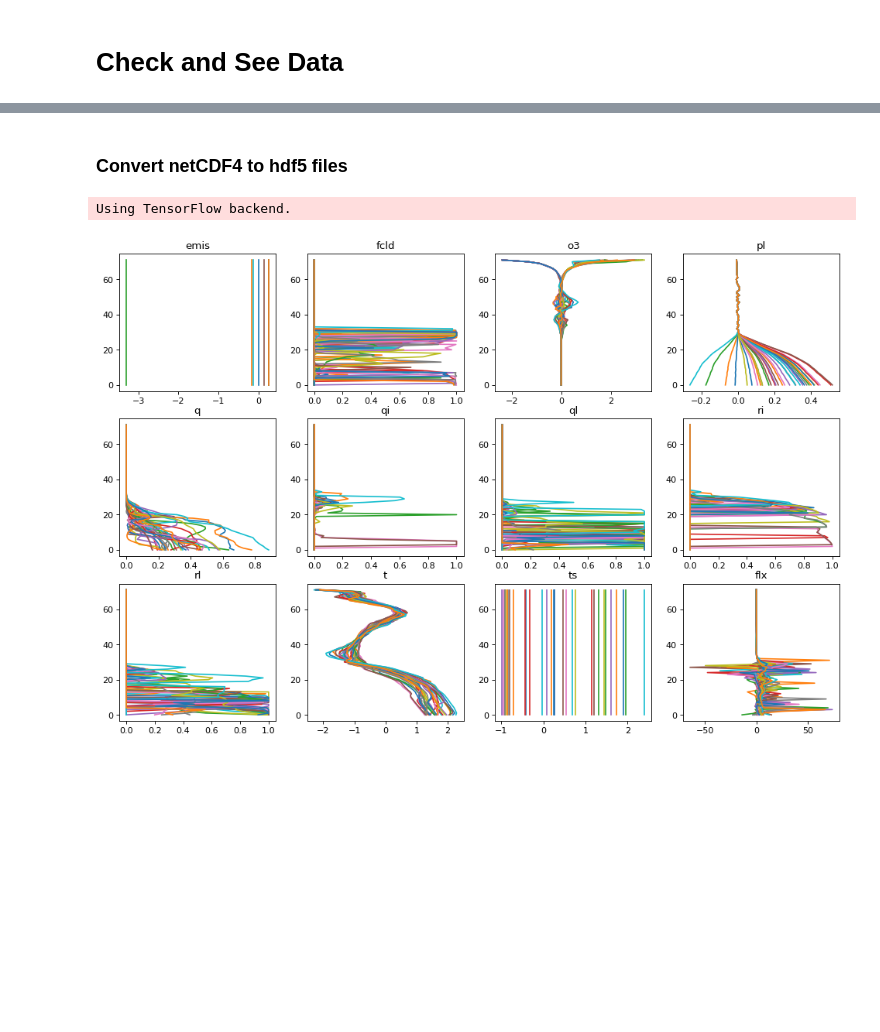
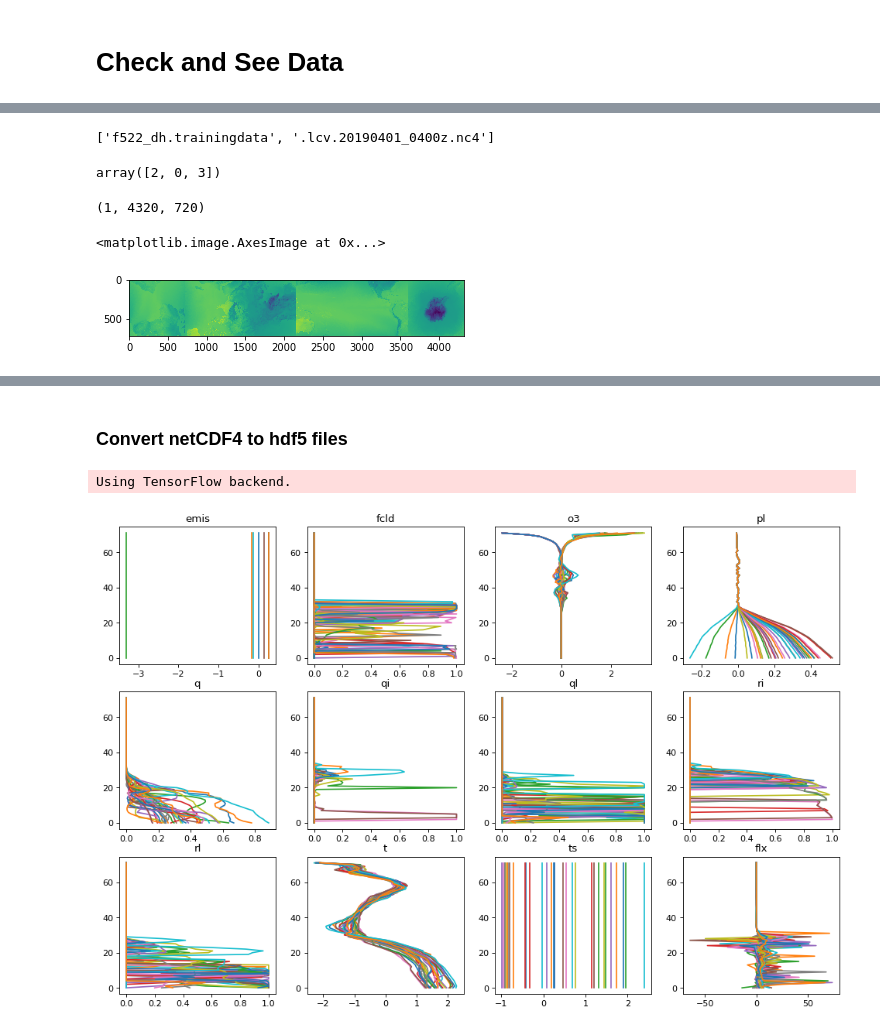
Before and after one commit to VIsh76/FLX_NN_emulation, a Jupyter notebook: DataChecking.ipynb, the cells around one changed output, grey strips where cells are left out. Cells and saved outputs as stored; diff of their text form; code cells hidden in the pictures; blank space fills up the shorter version.

```diff
--- a/DataChecking.ipynb
+++ b/DataChecking.ipynb
@@ -2,0 +130,10 @@
+# %%
+('f522_dh.trainingdata_in.lcv.20190401_0400z.nc4').split('_in')
+# %% [output]
+['f522_dh.trainingdata', '.lcv.20190401_0400z.nc4']
+# %%
+import numpy as np
+
+np.random.choice(np.arange(5), 3, replace=False)
+# %% [output]
+array([2, 0, 3])
@@ -2,0 +163,28 @@
+# %%
+##### Dictionnary
+np.random.seed(0)
+D2 = []
+D2 = [DictPrepross(['o3','pl'], [Level_Normalizer(False),Level_Normalizer(False)] )]
+D = [Load_FLX_dict()]
+##### Kernels
+
+Klist = []
+fit_genator = Up_and_Down_Generator(folder=data_folder, batch_size=512, train=True, preprocess_x=D)
+D2[0]['pl'].fit(fit_genator[0][0][:,:,3])
+D2[0]['o3'].fit(fit_genator[0][0][:,:,2])
+
+##### Full Preprocessing :
+FP = D + D2 #+ Klist
+##### b_size
+batch_size= 64
+
+train_generator =  Up_and_Down_Generator(folder='Data/', batch_size=batch_size, train=True, shuffle=1,preprocess_x=FP)
+train_generator2 =  Up_and_Down_Generator(folder='Data2/', batch_size=batch_size, train=True, shuffle=1,preprocess_x=FP)
+validation_generator =  Up_and_Down_Generator(folder=data_folder, batch_size=batch_size, shuffle=1,train=False, preprocess_x=FP)
+
+header_x = train_generator.variables
+header_y = train_generator.new_variables_pred
+# %% [output]
+(1, 4320, 720)
+<matplotlib.image.AxesImage at 0x...>
+[figure, added]
```
Also changed, not shown: parts of 10 cells of this notebook, 7 other files.
